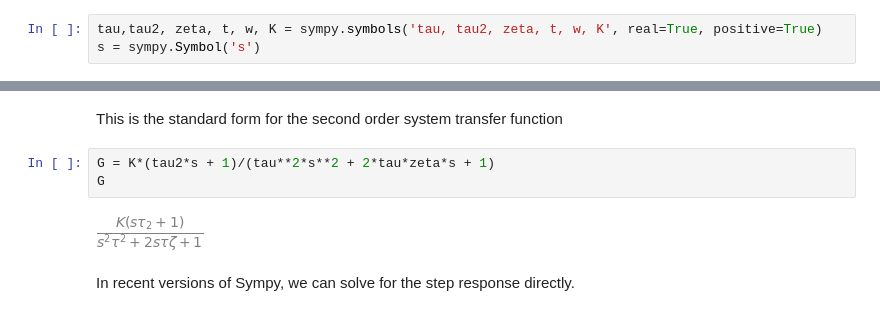
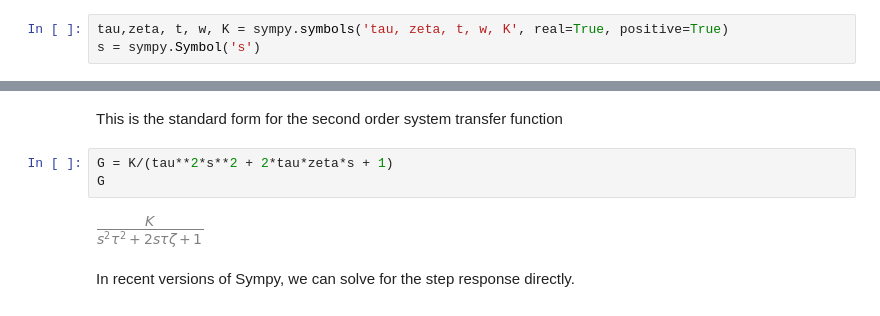
Before and after one commit to Xando96/Process-Dynamics, a Jupyter notebook: 4_First_and_second_order_system_dynamics/Second_order_systems.ipynb, the cells around one changed output, grey strips where cells are left out. Cells and saved outputs as stored; diff of their text form.

```diff
--- a/4_First_and_second_order_system_dynamics/Second_order_systems.ipynb
+++ b/4_First_and_second_order_system_dynamics/Second_order_systems.ipynb
@@ -5,7 +5,7 @@ import numpy as np
 sympy.init_printing()
 %matplotlib inline
 # %%
-tau,tau2, zeta, t, w, K = sympy.symbols('tau, tau2, zeta, t, w, K', real=True, positive=True)
+tau,zeta, t, w, K = sympy.symbols('tau, zeta, t, w, K', real=True, positive=True)
 s = sympy.Symbol('s')
 # %%
 def L(f):
@@ -15,10 +15,10 @@ def invL(F):
 # %% [markdown]
 This is the standard form for the second order system transfer function
 # %%
-G = K*(tau2*s + 1)/(tau**2*s**2 + 2*tau*zeta*s + 1)
+G = K/(tau**2*s**2 + 2*tau*zeta*s + 1)
 G
 # %% [output]
-[figure, old version]
+[figure, new version]
 # %% [markdown]
 In recent versions of Sympy, we can solve for the step response directly.
 # %%
```
Also changed, not shown: parts of 1 cell of this notebook.
